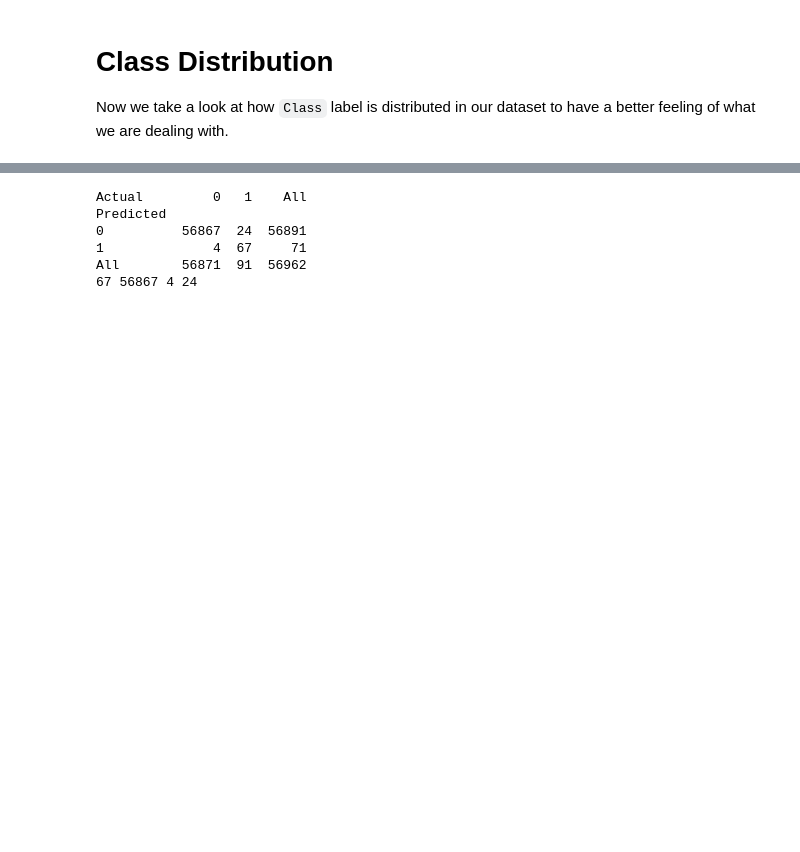
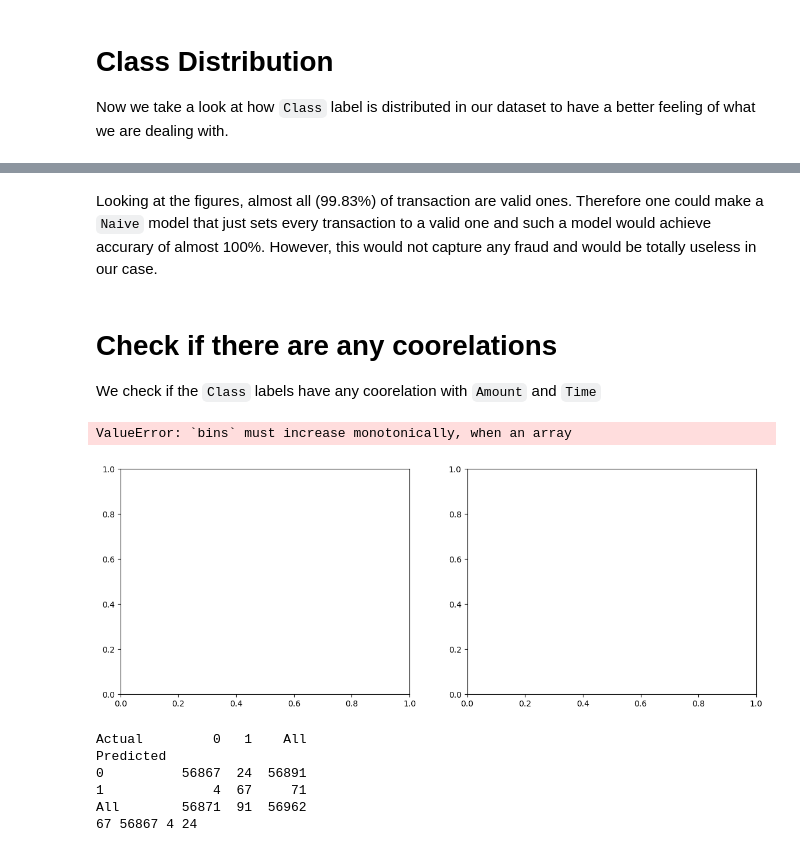
Before and after one commit to Kubel259/Credit-Card-fraud-detection, a Jupyter notebook: main.ipynb, the cells around one changed output, grey strips where cells are left out. Drawn from its saved outputs; the diff is of its cells as text; code cells hidden in the pictures; blank space fills up the shorter version.

```diff
--- a/main.ipynb
+++ b/main.ipynb
@@ -49,3 +69,16 @@ Now we take a look at how `Class` label is distributed in our dataset to have a
+# %% [markdown]
+Looking at the figures, almost all (99.83%) of transaction are valid ones. Therefore one could make a `Naive` model that just sets every transaction to a valid one and such a model would achieve accurary of almost 100%. However, this would not capture any fraud and would be totally useless in our case.
+# %% [markdown]
+# Check if there are any coorelations
+We check if the `Class` labels have any coorelation with `Amount` and `Time`
+# %%
+fig, ax = plt.subplots(1, 2, figsize=(14, 5))
+
+
+plt.show()
+# %% [output]
+ValueError: `bins` must increase monotonically, when an array
+[figure, added]
 # %%
 #split the data into features X and target Y
 X = data.drop(columns=["Time", "Class"])
```
Also changed, not shown: parts of 1 cell of this notebook, 1 other file.
